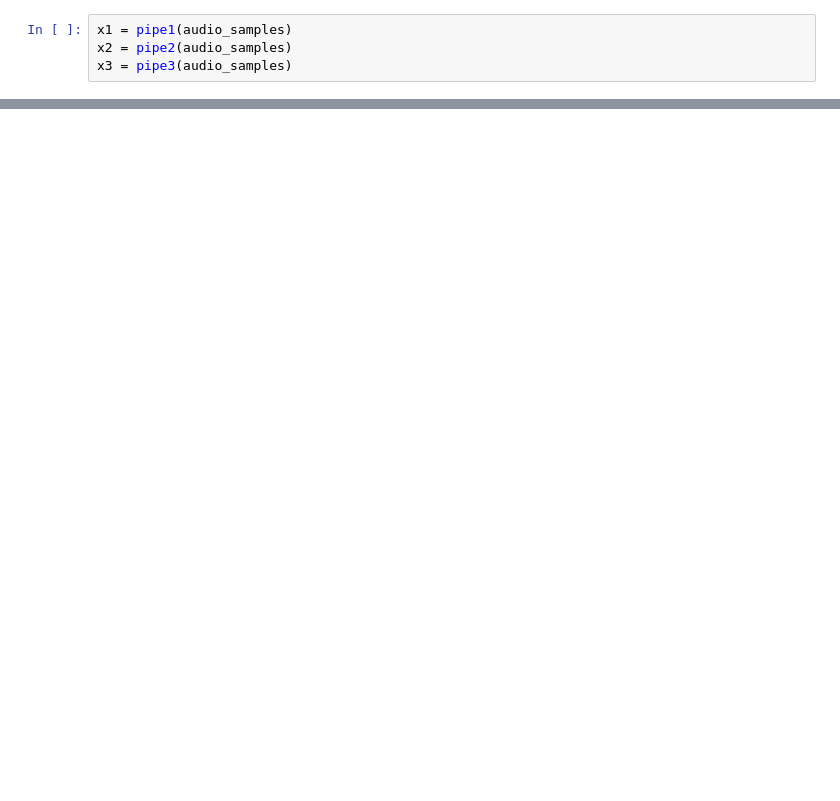
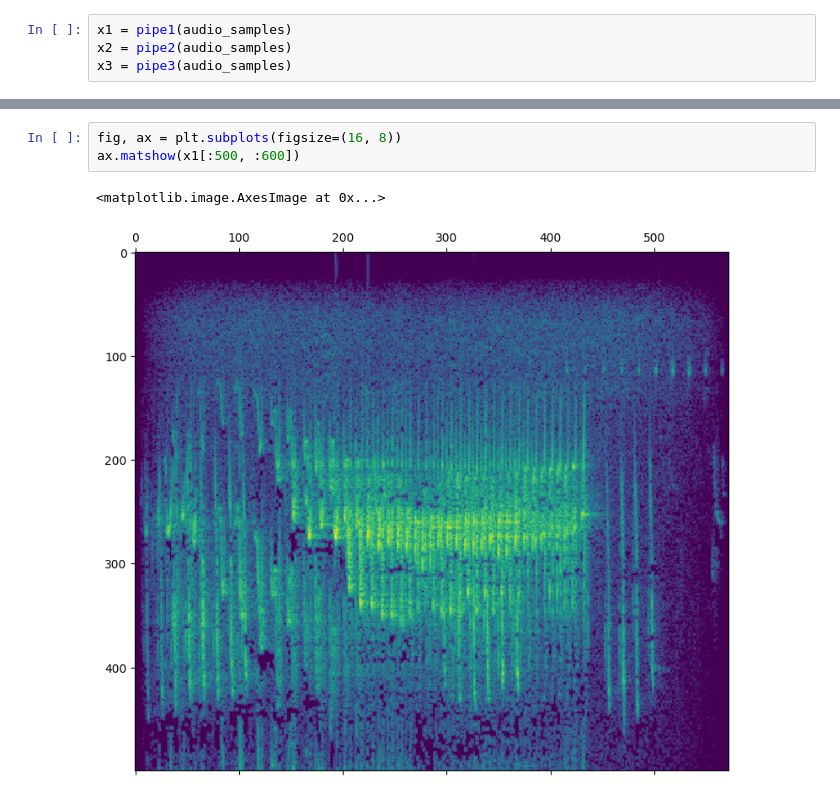
Before and after one commit to 0xc0392b/birdclef, a Jupyter notebook: notebooks/experiments.ipynb, the cells around one changed output, grey strips where cells are left out. Drawn from its saved outputs; the diff is of its cells as text; blank space fills up the shorter version.

```diff
--- a/notebooks/experiments.ipynb
+++ b/notebooks/experiments.ipynb
@@ -138,0 +143,6 @@ f"{(x3.itemsize * x3.size) / 1e6}mb"
+# %%
+fig, ax = plt.subplots(figsize=(16, 8))
+ax.matshow(x1[:500, :600])
+# %% [output]
+<matplotlib.image.AxesImage at 0x...>
+[figure, added]
```
Also changed, not shown: parts of 22 cells of this notebook, 5 other files.
